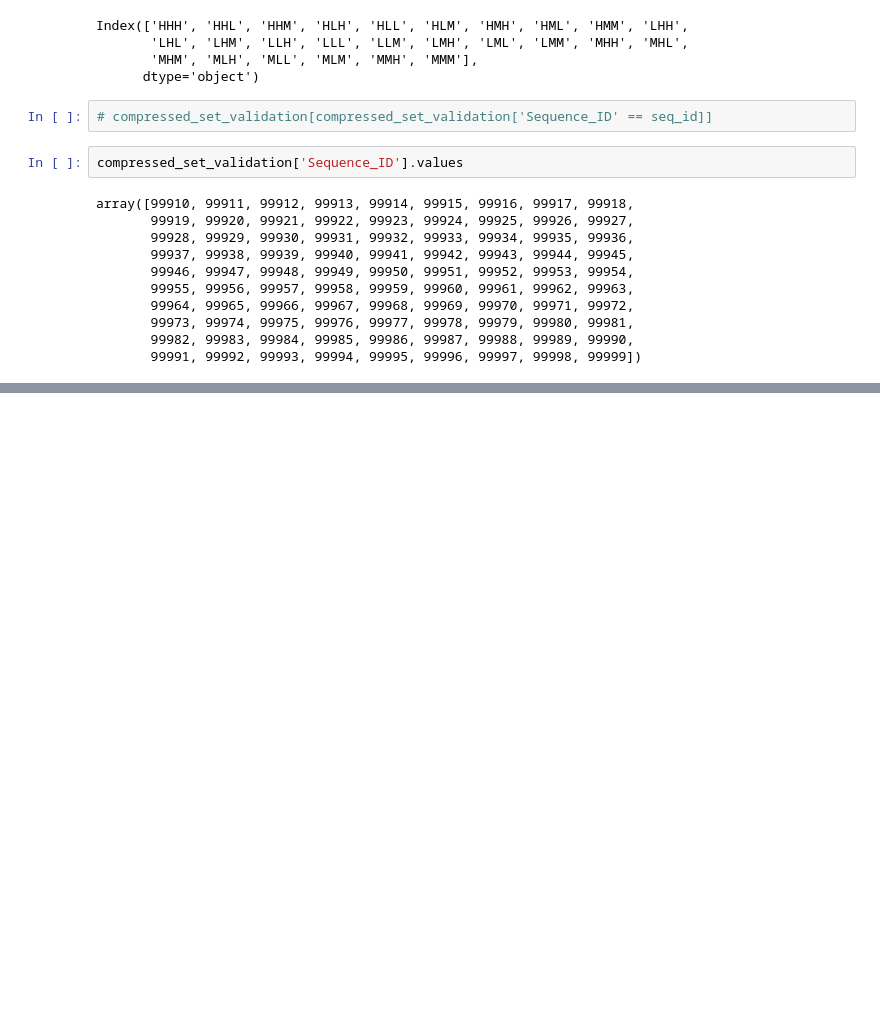
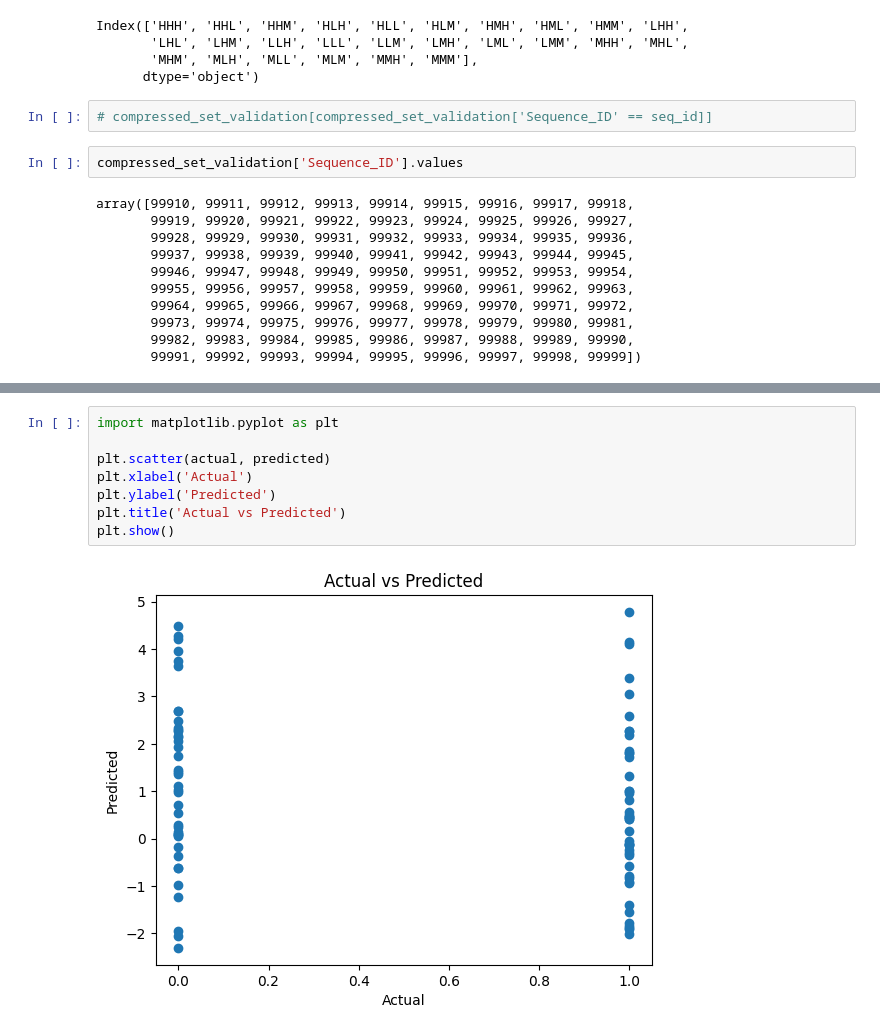
Before and after one commit to Viswaksena-J/semester, a Jupyter notebook: 5thSem/maths/maths project/Maths.ipynb, the cells around one changed output, grey strips where cells are left out. Saved outputs shown, nothing was run; the diff lists cells and outputs as text; blank space fills up the shorter version.

```diff
--- a/5thSem/maths/maths project/Maths.ipynb
+++ b/5thSem/maths/maths project/Maths.ipynb
@@ -592,3 +616,13 @@ array([[23, 26],
+# %%
+import matplotlib.pyplot as plt
+
+plt.scatter(actual, predicted)
+plt.xlabel('Actual')
+plt.ylabel('Predicted')
+plt.title('Actual vs Predicted')
+plt.show()
+# %% [output]
+[figure, added]
 # %%
 from sklearn.metrics import accuracy_score
 score = accuracy_score(actual, [1 if p > 0 else 0 for p in predicted])
```
Also changed, not shown: parts of 24 cells of this notebook, 6 other files.
